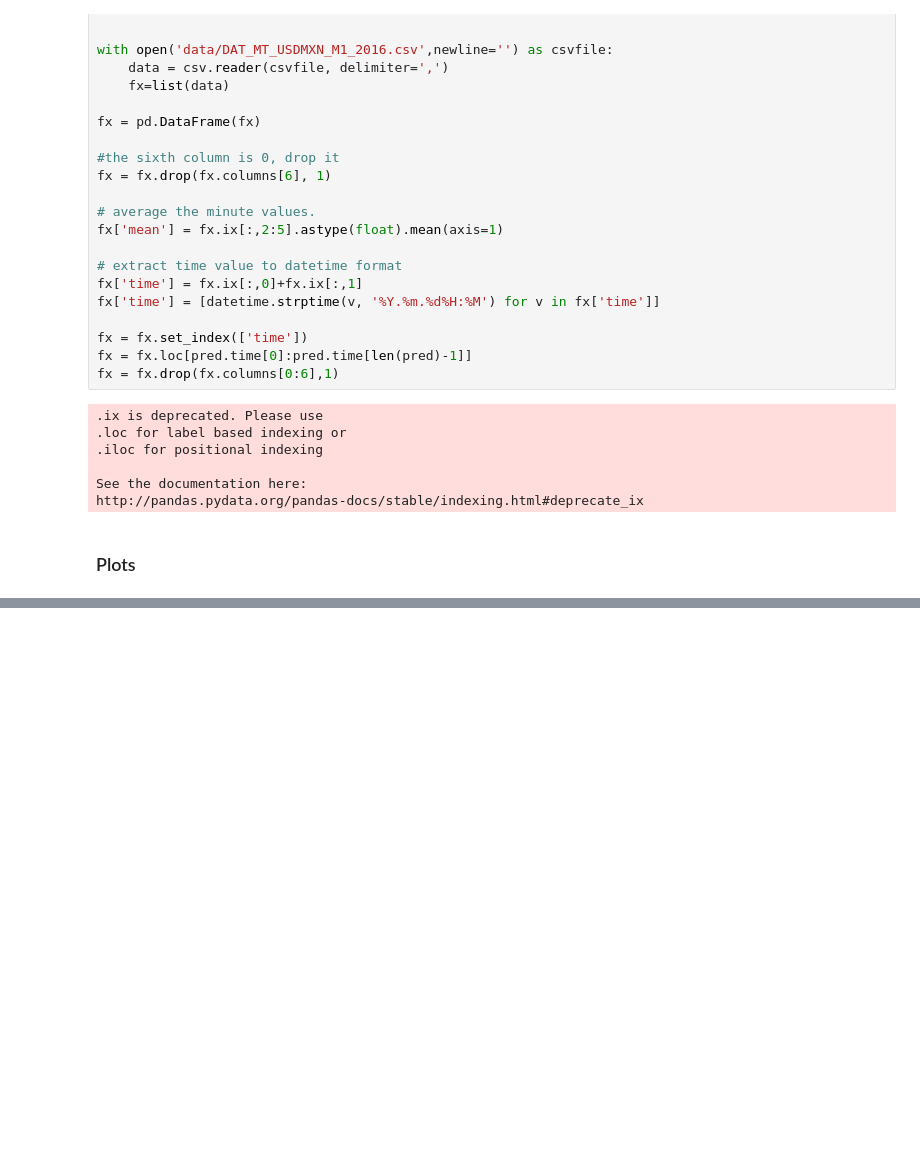
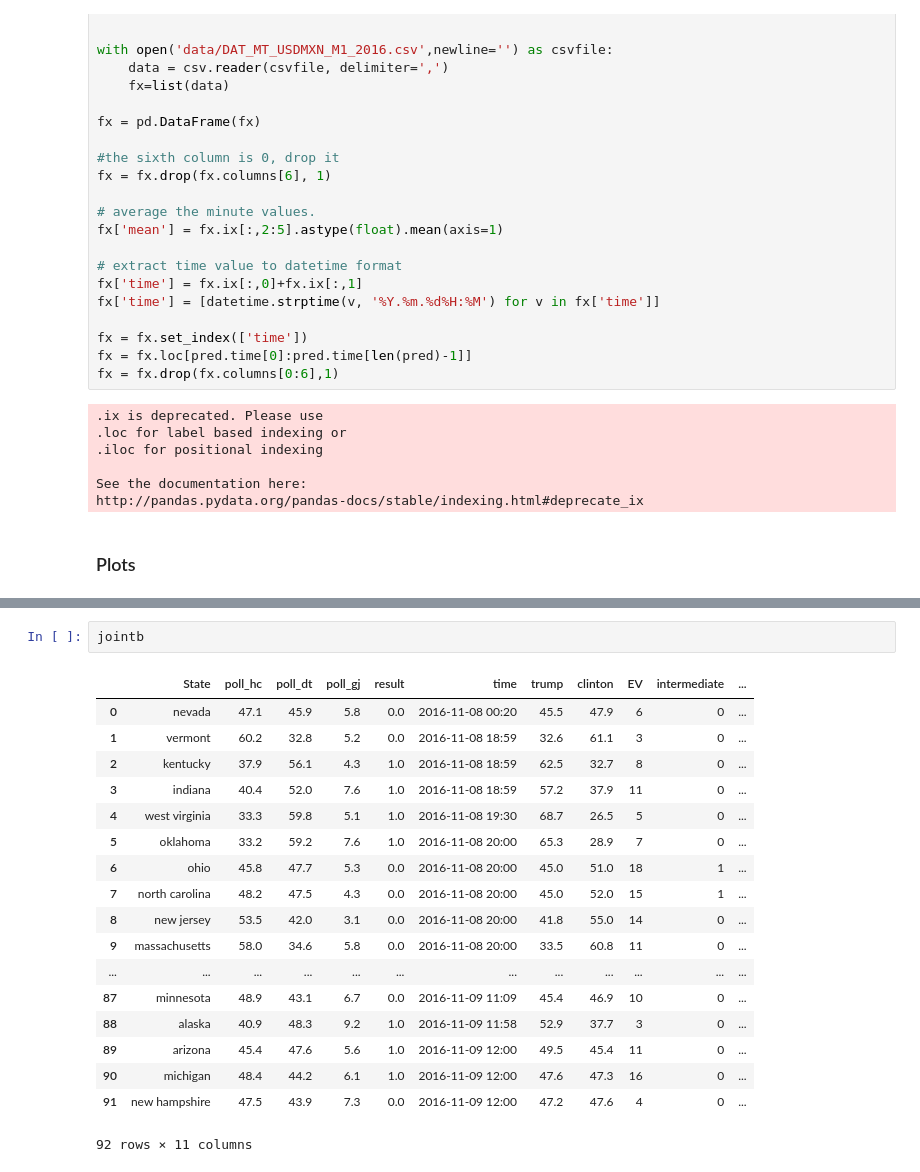
Before and after one commit to alexhuang1117/Data-Science-Portfolio, a Jupyter notebook: FX_Analysis_During_US_Election/main.ipynb, the cells around one changed output, grey strips where cells are left out. Cells and saved outputs as stored; diff of their text form; blank space fills up the shorter version.

```diff
--- a/FX_Analysis_During_US_Election/main.ipynb
+++ b/FX_Analysis_During_US_Election/main.ipynb
@@ -242,3 +263,24 @@ plt.axhline(y=270)
 plt.show()
 # %% [output]
 [figure]
+# %%
+jointb
+# %% [output]
+|  | State | poll_hc | poll_dt | poll_gj | result | time | trump | clinton | EV | intermediate | ... |
+| 0 | nevada | 47.1 | 45.9 | 5.8 | 0.0 | 2016-11-08 00:20 | 45.5 | 47.9 | 6 | 0 | ... |
+| 1 | vermont | 60.2 | 32.8 | 5.2 | 0.0 | 2016-11-08 18:59 | 32.6 | 61.1 | 3 | 0 | ... |
+| 2 | kentucky | 37.9 | 56.1 | 4.3 | 1.0 | 2016-11-08 18:59 | 62.5 | 32.7 | 8 | 0 | ... |
+| 3 | indiana | 40.4 | 52.0 | 7.6 | 1.0 | 2016-11-08 18:59 | 57.2 | 37.9 | 11 | 0 | ... |
+| 4 | west virginia | 33.3 | 59.8 | 5.1 | 1.0 | 2016-11-08 19:30 | 68.7 | 26.5 | 5 | 0 | ... |
+| 5 | oklahoma | 33.2 | 59.2 | 7.6 | 1.0 | 2016-11-08 20:00 | 65.3 | 28.9 | 7 | 0 | ... |
+| 6 | ohio | 45.8 | 47.7 | 5.3 | 0.0 | 2016-11-08 20:00 | 45.0 | 51.0 | 18 | 1 | ... |
+| 7 | north carolina | 48.2 | 47.5 | 4.3 | 0.0 | 2016-11-08 20:00 | 45.0 | 52.0 | 15 | 1 | ... |
+| 8 | new jersey | 53.5 | 42.0 | 3.1 | 0.0 | 2016-11-08 20:00 | 41.8 | 55.0 | 14 | 0 | ... |
+| 9 | massachusetts | 58.0 | 34.6 | 5.8 | 0.0 | 2016-11-08 20:00 | 33.5 | 60.8 | 11 | 0 | ... |
+| ... | ... | ... | ... | ... | ... | ... | ... | ... | ... | ... | ... |
+| 87 | minnesota | 48.9 | 43.1 | 6.7 | 0.0 | 2016-11-09 11:09 | 45.4 | 46.9 | 10 | 0 | ... |
+| 88 | alaska | 40.9 | 48.3 | 9.2 | 1.0 | 2016-11-09 11:58 | 52.9 | 37.7 | 3 | 0 | ... |
+| 89 | arizona | 45.4 | 47.6 | 5.6 | 1.0 | 2016-11-09 12:00 | 49.5 | 45.4 | 11 | 0 | ... |
+| 90 | michigan | 48.4 | 44.2 | 6.1 | 1.0 | 2016-11-09 12:00 | 47.6 | 47.3 | 16 | 0 | ... |
+| 91 | new hampshire | 47.5 | 43.9 | 7.3 | 0.0 | 2016-11-09 12:00 | 47.2 | 47.6 | 4 | 0 | ... |
+92 rows × 11 columns
```
Also changed, not shown: parts of 5 cells of this notebook, 3 other files.
